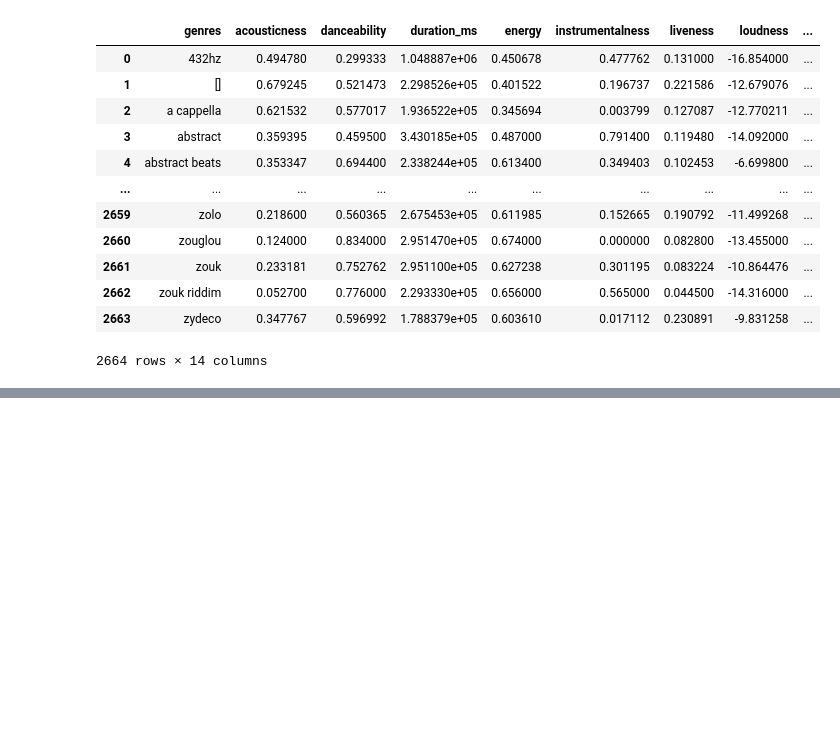
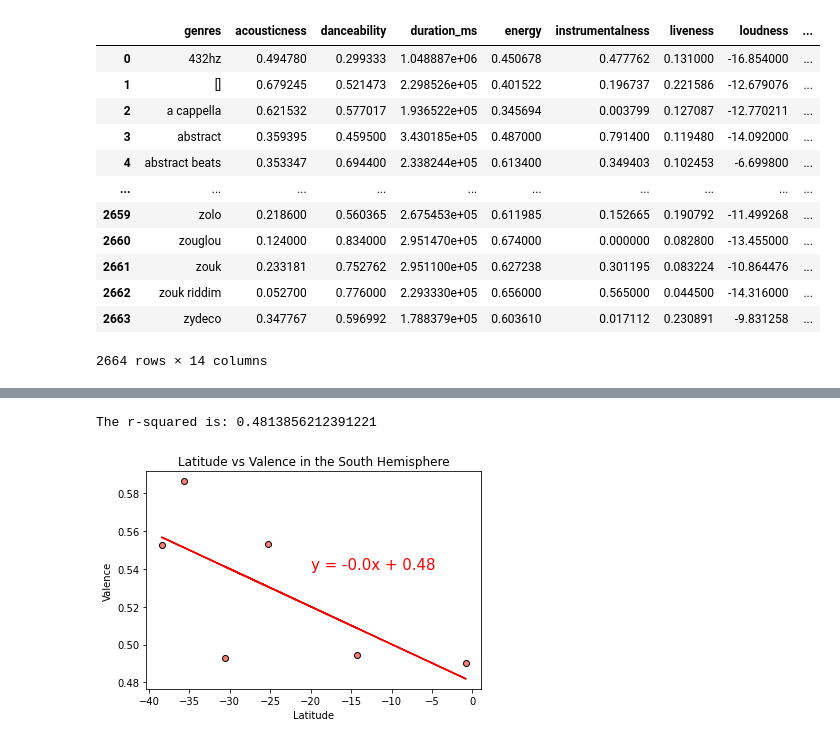
Before and after one commit to DataBerenicenz/Epsilon_Team, a Jupyter notebook: +Gaby/Spotify.ipynb, the cells around one changed output, grey strips where cells are left out. Saved outputs shown, nothing was run; the diff lists cells and outputs as text; code cells hidden in the pictures; blank space fills up the shorter version.

```diff
--- a/+Gaby/Spotify.ipynb
+++ b/+Gaby/Spotify.ipynb
@@ -129,0 +180,25 @@ plt.scatter(merge_df["Avg Temp"],merge_df["Valence"], facecolors="salmon", edgec
+# %%
+#Function for scatter plots
+def southScatterPlt(x_name,y_name):
+    x_values = southern_df[x_name]
+    y_values = southern_df[y_name]
+    (slope, intercept, rvalue, pvalue, stderr) = linregress(x_values, y_values)
+    regress_values = x_values * slope + intercept
+    line_eq = "y = " + str(round(slope,2)) + "x + " + str(round(intercept,2))
+    print(f"The r-squared is: {rvalue**2}")
+    plt.scatter(x_values,y_values, facecolors="salmon", edgecolor="black")
+    plt.plot(x_values,regress_values,"r-")
+    plt.xlabel(x_name)
+    plt.ylabel(y_name)
+    plt.title(x_name + " vs " + y_name + " in the South Hemisphere")
+    if y_name == "Valence":
+        plt.annotate(line_eq,(-20,0.54),fontsize=15,color="red")
+    elif y_name == "Popularity":
+        plt.annotate(line_eq,(-20,46),fontsize=15,color="red")
+    elif y_name == "Loudness":
+        plt.annotate(line_eq,(-20,-9.25),fontsize=15,color="red")
+    elif y_name == "Danceability":
+        plt.annotate(line_eq,(-20,0.58),fontsize=15,color="red")
+    elif y_name == "Energy":
+        plt.annotate(line_eq,(-20,0.59),fontsize=15,color="red")
+    plt.show()
@@ -129,0 +210,5 @@ plt.scatter(merge_df["Avg Temp"],merge_df["Valence"], facecolors="salmon", edgec
+# %%
+southScatterPlt("Latitude","Valence")
+# %% [output]
+The r-squared is: 0.4813856212391221
+[figure, added]
```
Also changed, not shown: parts of 20 cells of this notebook.
